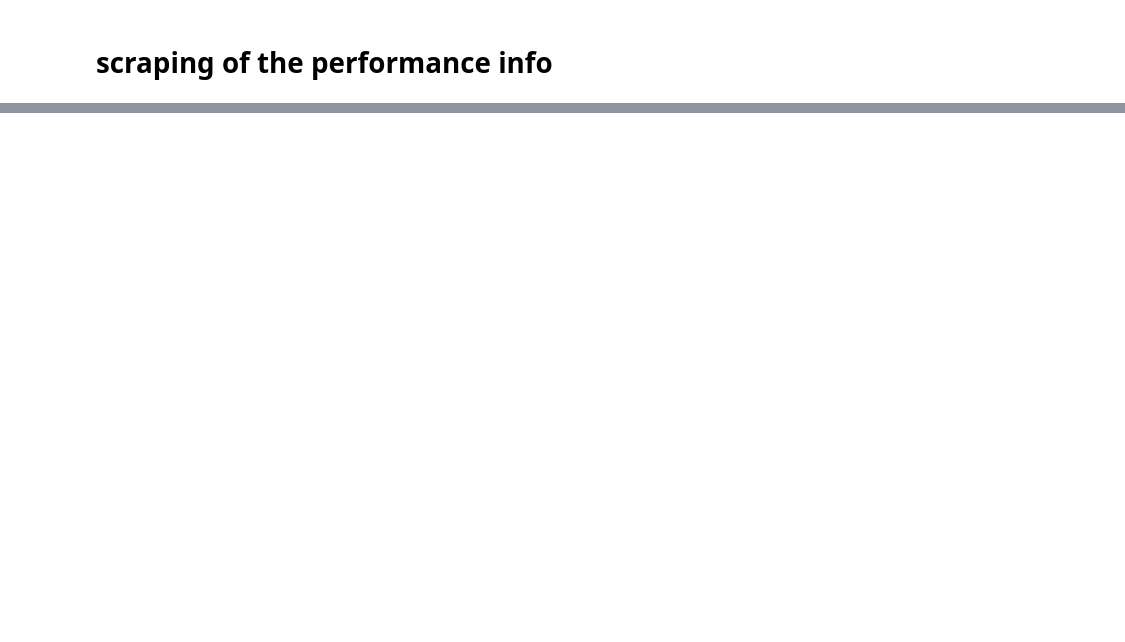
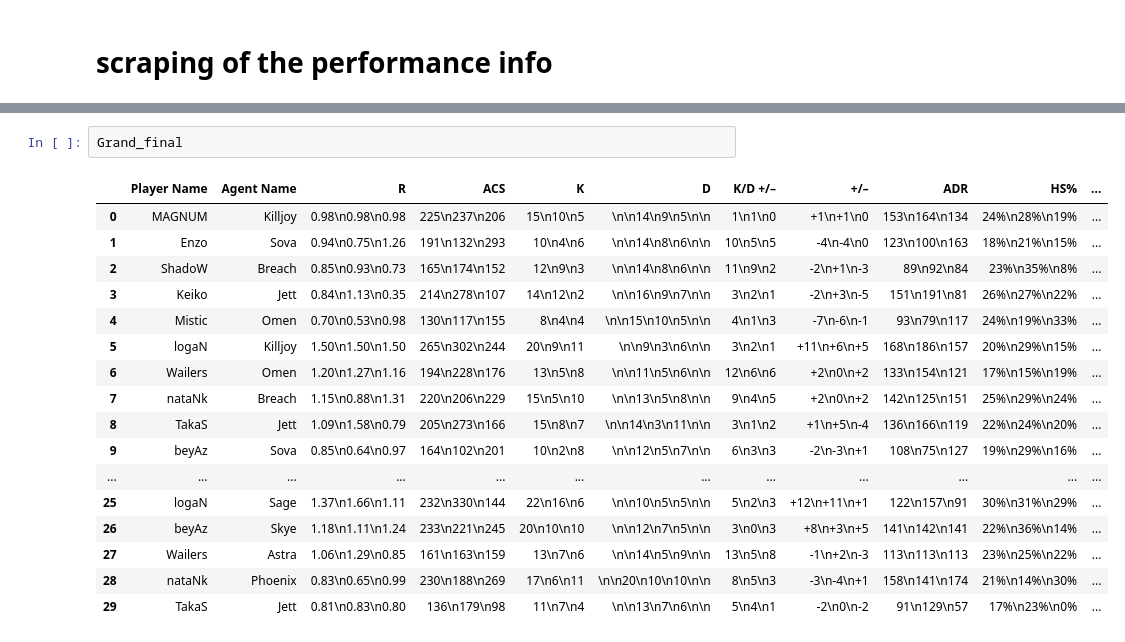
Before and after one commit to mariusBRM/M8_Valorant, a Jupyter notebook: scraper.ipynb, the cells around one changed output, grey strips where cells are left out. Cells and saved outputs as stored; diff of their text form; blank space fills up the shorter version.

```diff
--- a/scraper.ipynb
+++ b/scraper.ipynb
@@ -98,0 +276,20 @@ result = result.apply(pd.to_numeric, errors='ignore')
+# %%
+Grand_final
+# %% [output]
+|  | Player Name | Agent Name | R | ACS | K | D | K/D +/– | +/– | ADR | HS% | ... |
+| 0 | MAGNUM | Killjoy | 0.98\n0.98\n0.98 | 225\n237\n206 | 15\n10\n5 | \n\n14\n9\n5\n\n | 1\n1\n0 | +1\n+1\n0 | 153\n164\n134 | 24%\n28%\n19% | ... |
+| 1 | Enzo | Sova | 0.94\n0.75\n1.26 | 191\n132\n293 | 10\n4\n6 | \n\n14\n8\n6\n\n | 10\n5\n5 | -4\n-4\n0 | 123\n100\n163 | 18%\n21%\n15% | ... |
+| 2 | ShadoW | Breach | 0.85\n0.93\n0.73 | 165\n174\n152 | 12\n9\n3 | \n\n14\n8\n6\n\n | 11\n9\n2 | -2\n+1\n-3 | 89\n92\n84 | 23%\n35%\n8% | ... |
+| 3 | Keiko | Jett | 0.84\n1.13\n0.35 | 214\n278\n107 | 14\n12\n2 | \n\n16\n9\n7\n\n | 3\n2\n1 | -2\n+3\n-5 | 151\n191\n81 | 26%\n27%\n22% | ... |
+| 4 | Mistic | Omen | 0.70\n0.53\n0.98 | 130\n117\n155 | 8\n4\n4 | \n\n15\n10\n5\n\n | 4\n1\n3 | -7\n-6\n-1 | 93\n79\n117 | 24%\n19%\n33% | ... |
+| 5 | logaN | Killjoy | 1.50\n1.50\n1.50 | 265\n302\n244 | 20\n9\n11 | \n\n9\n3\n6\n\n | 3\n2\n1 | +11\n+6\n+5 | 168\n186\n157 | 20%\n29%\n15% | ... |
+| 6 | Wailers | Omen | 1.20\n1.27\n1.16 | 194\n228\n176 | 13\n5\n8 | \n\n11\n5\n6\n\n | 12\n6\n6 | +2\n0\n+2 | 133\n154\n121 | 17%\n15%\n19% | ... |
+| 7 | nataNk | Breach | 1.15\n0.88\n1.31 | 220\n206\n229 | 15\n5\n10 | \n\n13\n5\n8\n\n | 9\n4\n5 | +2\n0\n+2 | 142\n125\n151 | 25%\n29%\n24% | ... |
+| 8 | TakaS | Jett | 1.09\n1.58\n0.79 | 205\n273\n166 | 15\n8\n7 | \n\n14\n3\n11\n\n | 3\n1\n2 | +1\n+5\n-4 | 136\n166\n119 | 22%\n24%\n20% | ... |
+| 9 | beyAz | Sova | 0.85\n0.64\n0.97 | 164\n102\n201 | 10\n2\n8 | \n\n12\n5\n7\n\n | 6\n3\n3 | -2\n-3\n+1 | 108\n75\n127 | 19%\n29%\n16% | ... |
+| ... | ... | ... | ... | ... | ... | ... | ... | ... | ... | ... | ... |
+| 25 | logaN | Sage | 1.37\n1.66\n1.11 | 232\n330\n144 | 22\n16\n6 | \n\n10\n5\n5\n\n | 5\n2\n3 | +12\n+11\n+1 | 122\n157\n91 | 30%\n31%\n29% | ... |
+| 26 | beyAz | Skye | 1.18\n1.11\n1.24 | 233\n221\n245 | 20\n10\n10 | \n\n12\n7\n5\n\n | 3\n0\n3 | +8\n+3\n+5 | 141\n142\n141 | 22%\n36%\n14% | ... |
+| 27 | Wailers | Astra | 1.06\n1.29\n0.85 | 161\n163\n159 | 13\n7\n6 | \n\n14\n5\n9\n\n | 13\n5\n8 | -1\n+2\n-3 | 113\n113\n113 | 23%\n25%\n22% | ... |
+| 28 | nataNk | Phoenix | 0.83\n0.65\n0.99 | 230\n188\n269 | 17\n6\n11 | \n\n20\n10\n10\n\n | 8\n5\n3 | -3\n-4\n+1 | 158\n141\n174 | 21%\n14%\n30% | ... |
+| 29 | TakaS | Jett | 0.81\n0.83\n0.80 | 136\n179\n98 | 11\n7\n4 | \n\n13\n7\n6\n\n | 5\n4\n1 | -2\n0\n-2 | 91\n129\n57 | 17%\n23%\n0% | ... |
```
Also changed, not shown: parts of 10 cells of this notebook, 2 other files.
